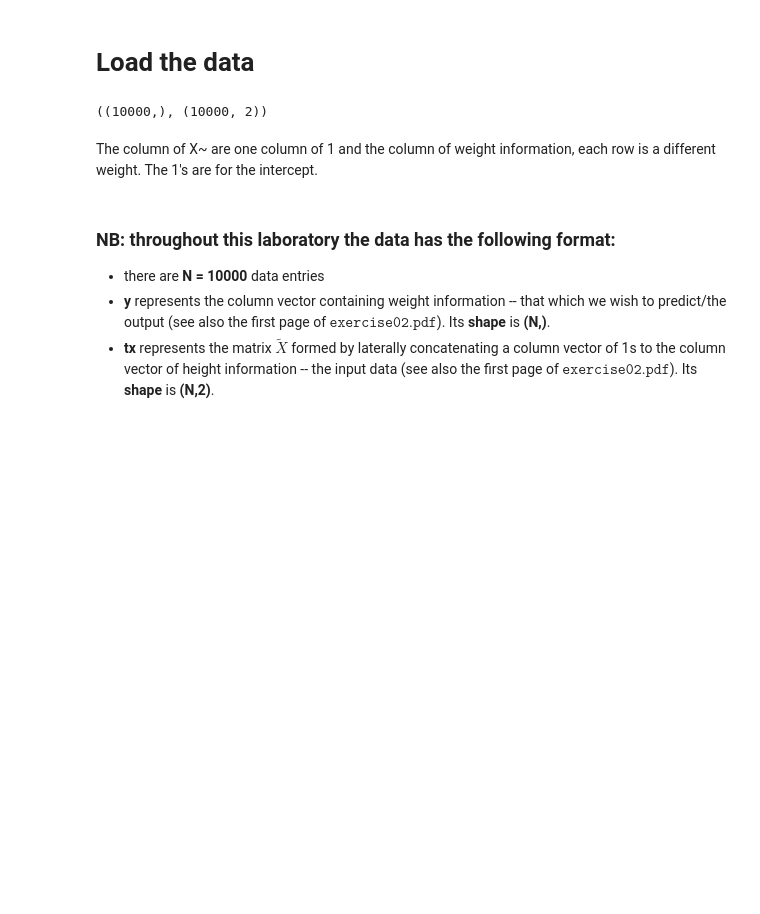
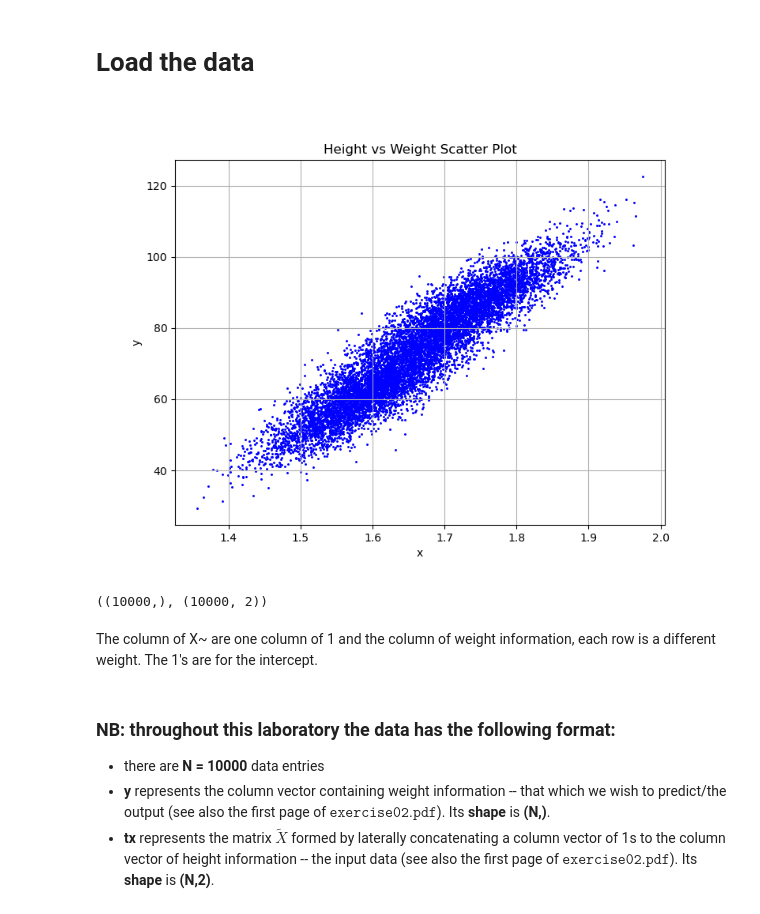
Before and after one commit to beacampo/ML_course, a Jupyter notebook: labs/ex02/template/ex02.ipynb, the cells around one changed output. Saved outputs shown, nothing was run; the diff lists cells and outputs as text; code cells hidden in the pictures; blank space fills up the shorter version.

```diff
--- a/labs/ex02/template/ex02.ipynb
+++ b/labs/ex02/template/ex02.ipynb
@@ -15,6 +18,16 @@ from helpers import *
 height, weight, gender = load_data(sub_sample=False, add_outlier=False)
 x, mean_x, std_x = standardize(height)
 y, tx = build_model_data(x, weight)
+# %%
+plt.figure(figsize=(8,6))
+plt.scatter(height, weight, marker='.', color='b', s=5)
+plt.xlabel("x")
+plt.ylabel("y")
+plt.grid(True)
+plt.title("Height vs Weight Scatter Plot")
+plt.show()
+# %% [output]
+[figure, added]
 # %%
 y.shape, tx.shape
 # %% [output]
```
Also changed, not shown: parts of 25 cells of this notebook, 2 other files.
